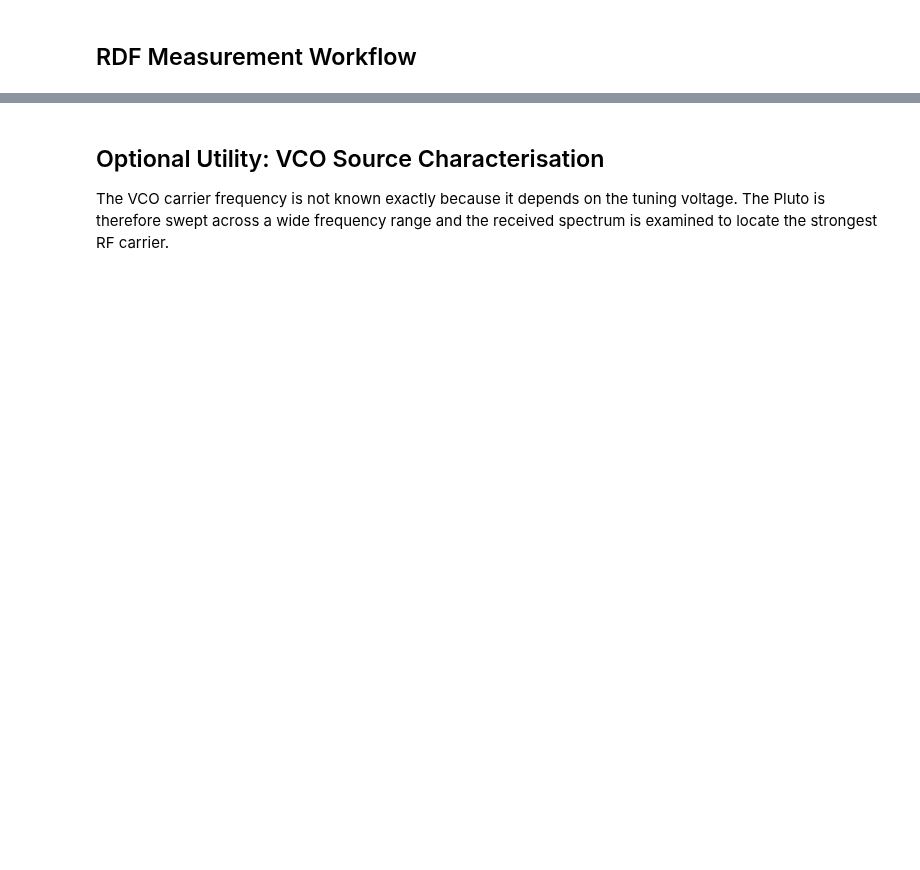
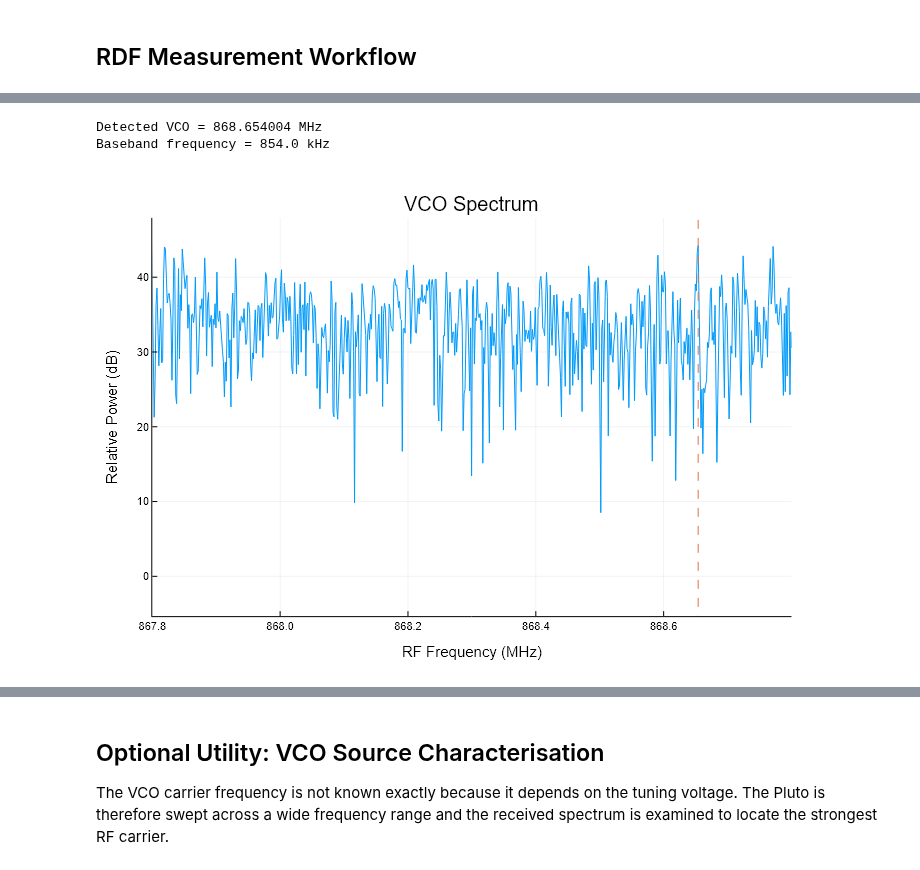
Before and after one commit to ThobaniBlose/radio-direction-finding-sdr, a Jupyter notebook: hardware/Switched_Array_RDF_System.ipynb, the cells around one changed output, grey strips where cells are left out. Drawn from its saved outputs; the diff is of its cells as text; code cells hidden in the pictures; blank space fills up the shorter version.

Commit message:
Update switched-array RDF calibration and measurement workflow

```diff
--- a/hardware/Switched_Array_RDF_System.ipynb
+++ b/hardware/Switched_Array_RDF_System.ipynb
@@ -351,0 +351,55 @@ end
+# %%
+# ============================================================
+# Cell 3 — Single VCO measurement
+# ============================================================
+
+# Read Pluto settings
+fc = pyconvert(Float64, sdr.rx_lo)
+fs = pyconvert(Float64, sdr.sample_rate)
+
+# Discard one old capture
+sdr.rx()
+
+# Capture both RX channels
+rx_data = sdr.rx()
+
+# Use A1 / RX1 to detect the VCO
+rx1 = pyconvert(Vector{ComplexF64}, rx_data[0])
+
+# Detect VCO
+f_vco, f_bb, freq, power =
+    detect_vco(rx1, fc, fs)
+
+println(
+    "Detected VCO = ",
+    round(f_vco / 1e6, digits=6),
+    " MHz"
+)
+
+println(
+    "Baseband frequency = ",
+    round(f_bb / 1e3, digits=2),
+    " kHz"
+)
+
+# Convert power to dB for plotting
+power_db = 10 .* log10.(power .+ 1e-20)
+
+plot(
+    freq ./ 1e6,
+    power_db,
+    xlabel = "RF Frequency (MHz)",
+    ylabel = "Relative Power (dB)",
+    title = "VCO Spectrum",
+    legend = false,
+    xlim = (867.8, 868.8)
+)
+
+vline!(
+    [f_vco / 1e6],
+    linestyle = :dash
+)
+# %% [output]
+Detected VCO = 868.654004 MHz
+Baseband frequency = 854.0 kHz
+[figure, added]
```
Also changed, not shown: parts of 42 cells of this notebook.
